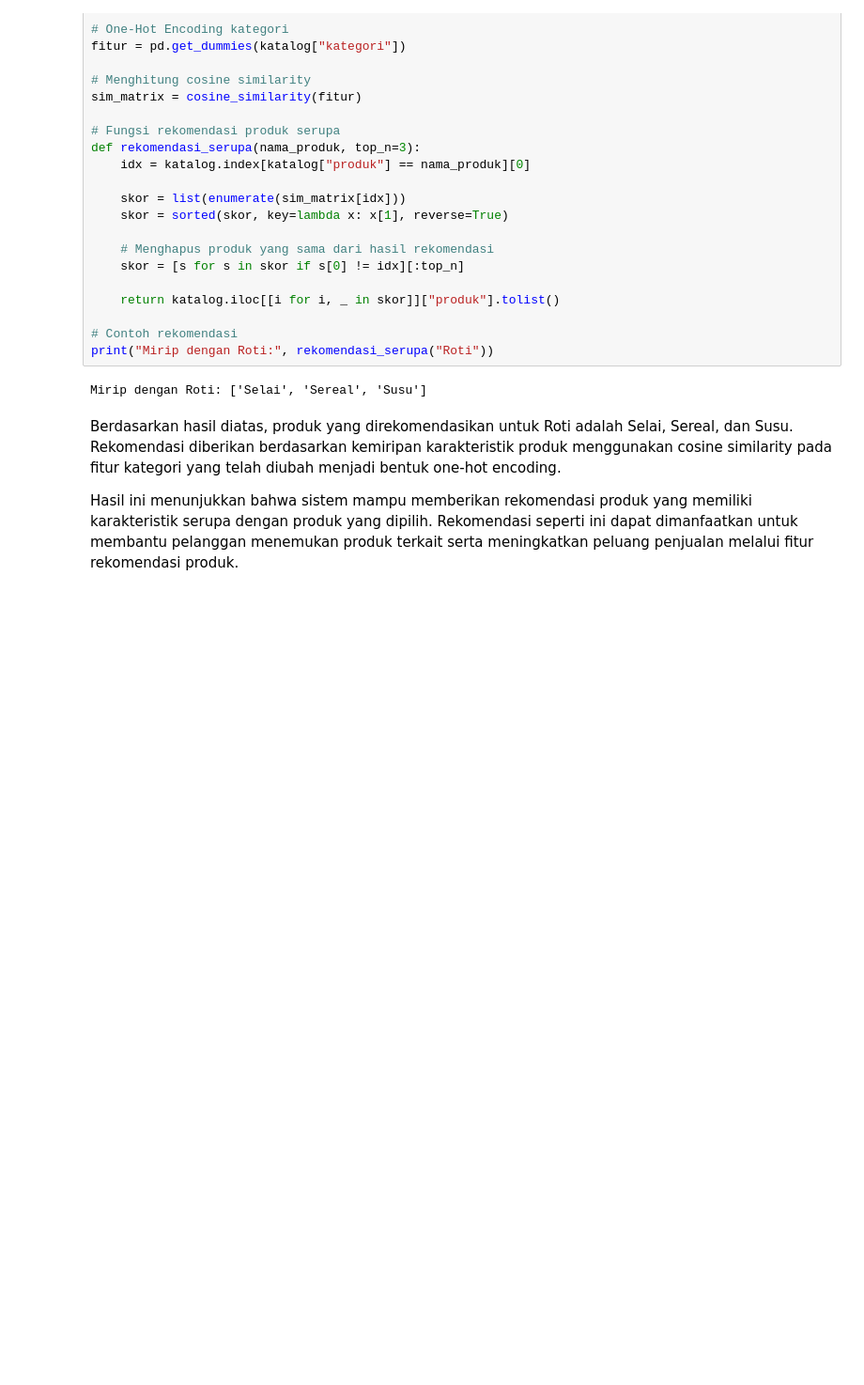
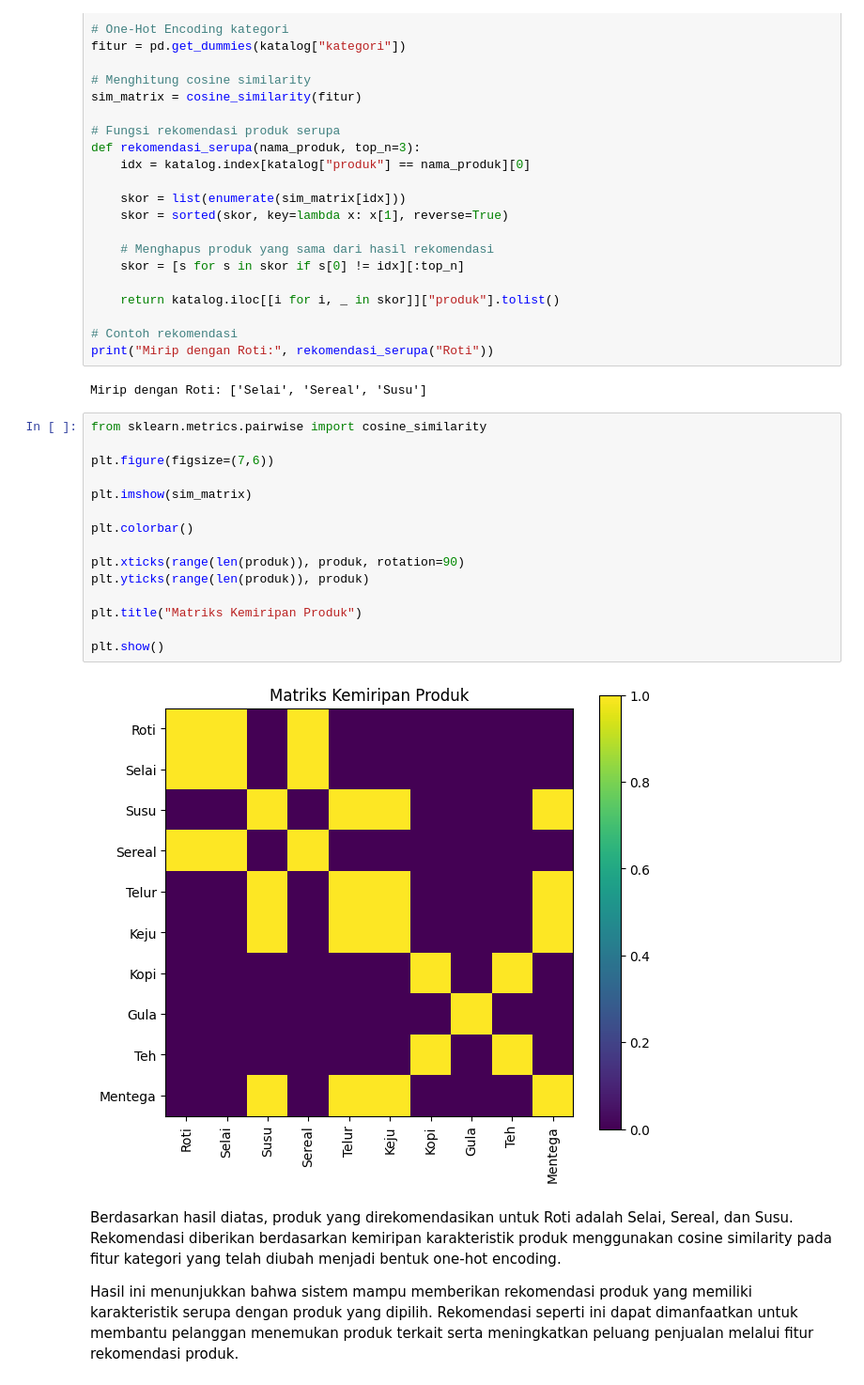
Before and after one commit to bintanghan07/data-science-2026, a Jupyter notebook: Pertemuan12_BintangHanifatulManunggal_250401020095.ipynb, the cells around one changed output. Shown at 94% size. Cells and saved outputs as stored; diff of their text form; blank space fills up the shorter version.

```diff
--- a/Pertemuan12_BintangHanifatulManunggal_250401020095.ipynb
+++ b/Pertemuan12_BintangHanifatulManunggal_250401020095.ipynb
@@ -223,6 +274,23 @@ def rekomendasi_serupa(nama_produk, top_n=3):
 print("Mirip dengan Roti:", rekomendasi_serupa("Roti"))
 # %% [output]
 Mirip dengan Roti: ['Selai', 'Sereal', 'Susu']
+# %%
+from sklearn.metrics.pairwise import cosine_similarity
+
+plt.figure(figsize=(7,6))
+
+plt.imshow(sim_matrix)
+
+plt.colorbar()
+
+plt.xticks(range(len(produk)), produk, rotation=90)
+plt.yticks(range(len(produk)), produk)
+
+plt.title("Matriks Kemiripan Produk")
+
+plt.show()
+# %% [output]
+[figure, added]
 # %% [markdown]
 Berdasarkan hasil diatas, produk yang direkomendasikan untuk Roti adalah Selai, Sereal, dan Susu. Rekomendasi diberikan berdasarkan kemiripan karakteristik produk menggunakan cosine similarity pada fitur kategori yang telah diubah menjadi bentuk one-hot encoding.
 
```
Also changed, not shown: parts of 6 cells of this notebook.
